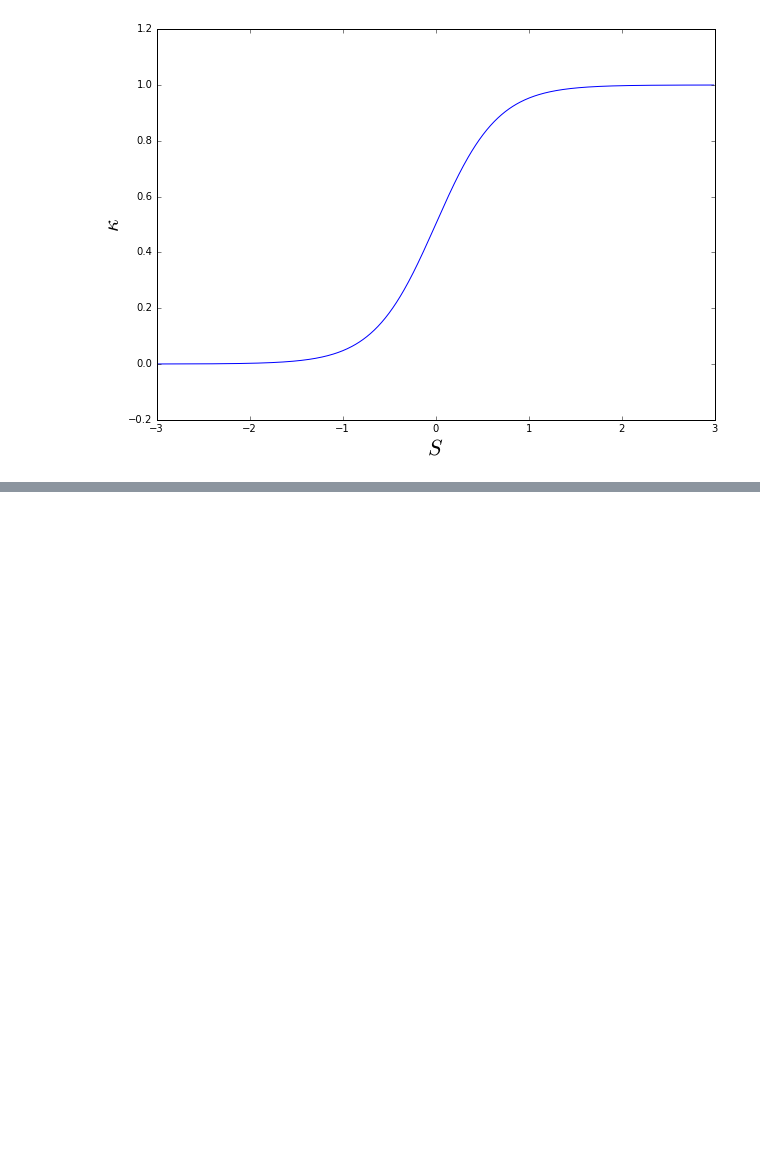
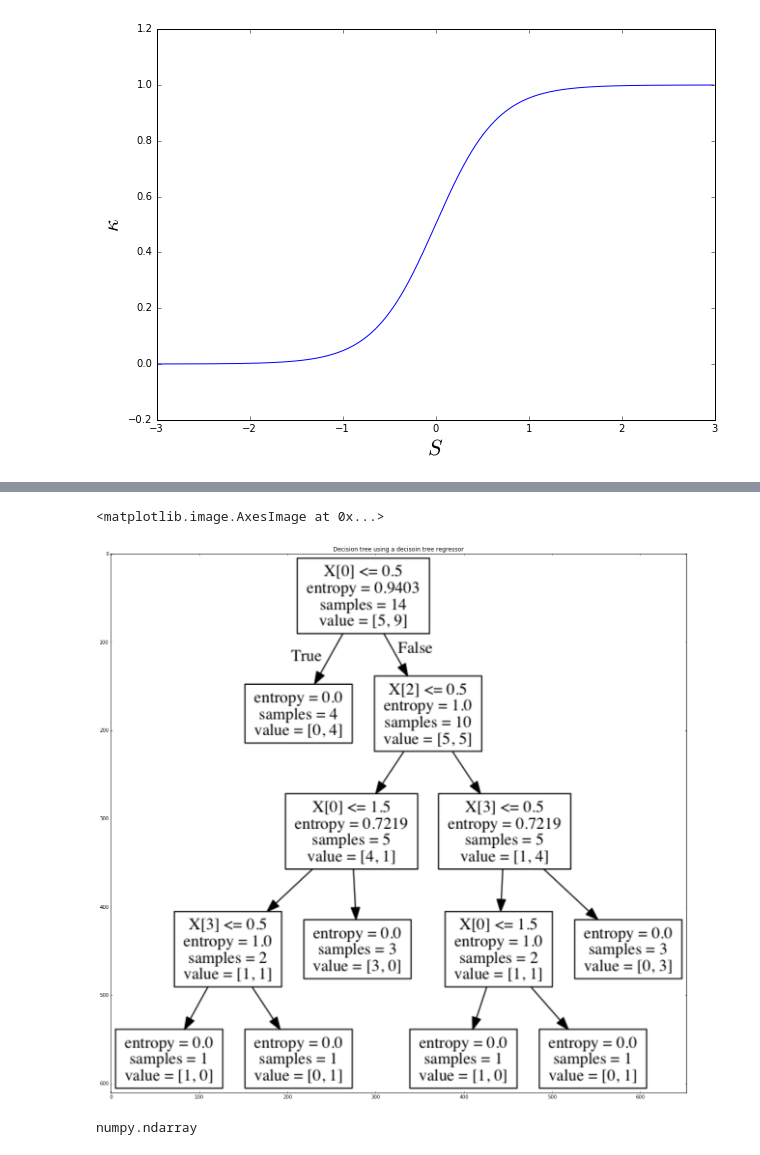
Before and after one commit to kamal94/Senior_Thesis, a Jupyter notebook: Companion.ipynb, the cells around one changed output, grey strips where cells are left out. Cells and saved outputs as stored; diff of their text form; code cells hidden in the pictures; blank space fills up the shorter version.

```diff
--- a/Companion.ipynb
+++ b/Companion.ipynb
@@ -454,0 +512,15 @@ plt.savefig("figures/logisticfunction.pdf")
+# %%
+reg_img = mpimg.imread('tennis_classification.png')
+# cls_img = mpimg.imread('clas_tree.png')
+plt.figure(figsize = (30,20))
+plt.imshow(reg_img)
+# plt.figure(figsize = (30,20))
+# plt.title("Decision tree using a decisoin tree classifier")
+# plt.imshow(cls_img)
+# %% [output]
+<matplotlib.image.AxesImage at 0x...>
+[figure, added]
+# %%
+type(np.array([1]))
+# %% [output]
+numpy.ndarray
```
Also changed, not shown: parts of 4 cells of this notebook, 25 other files.
